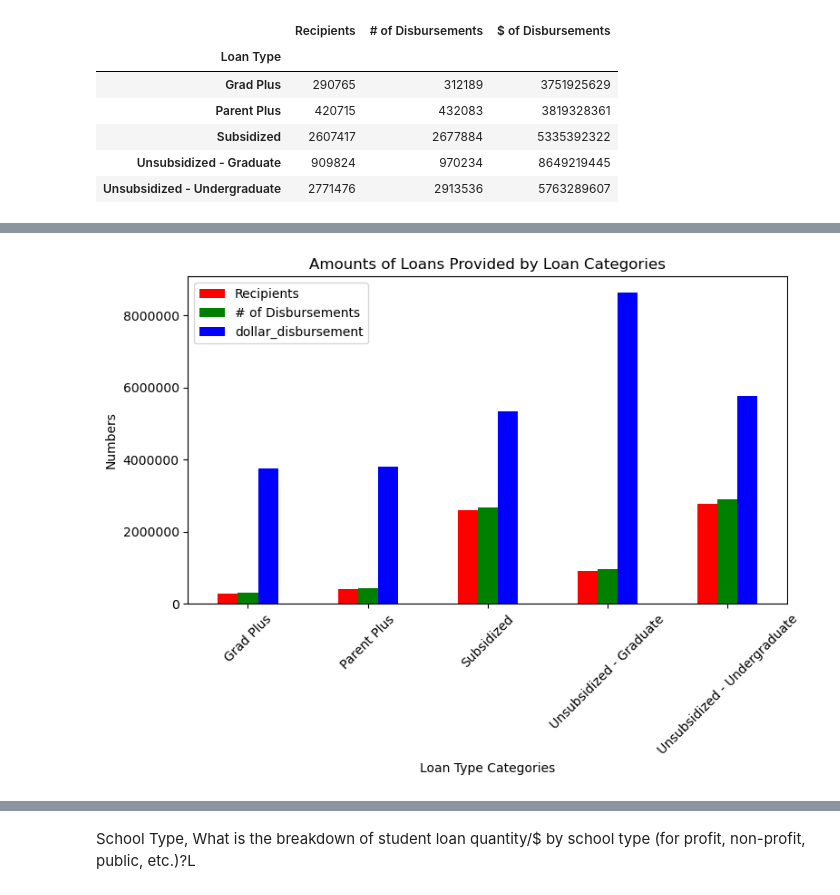
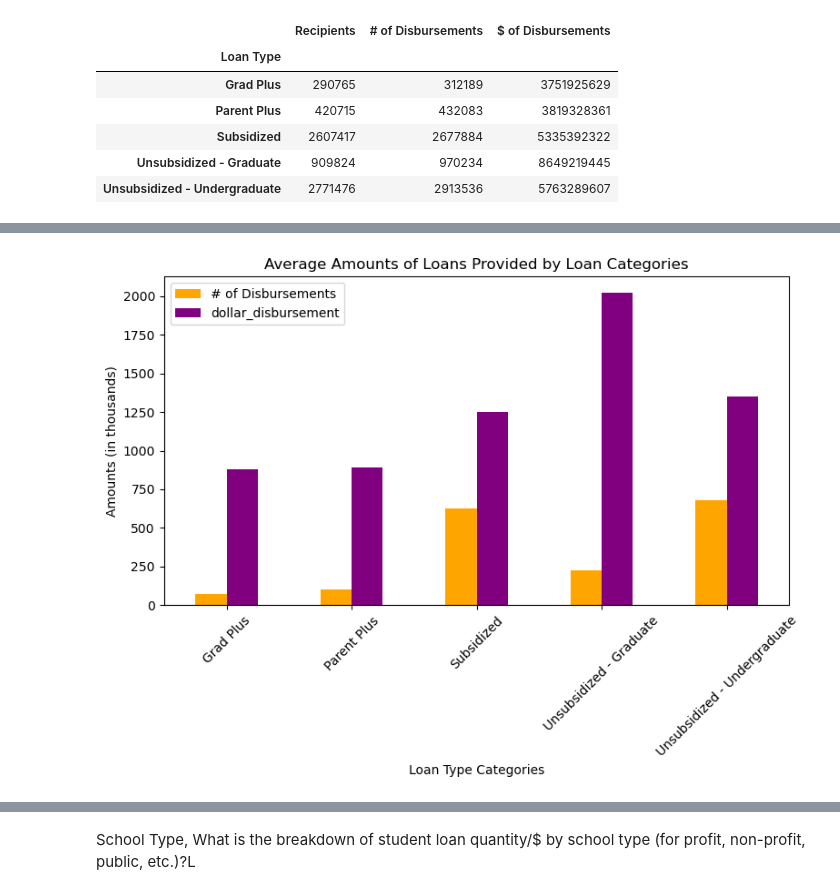
Before and after one commit to wemlaztdj/Demo_p1, a Jupyter notebook: main - MR.ipynb, the cells around one changed output, grey strips where cells are left out. Saved outputs shown, nothing was run; the diff lists cells and outputs as text; code cells hidden in the pictures.

```diff
--- a/main - MR.ipynb
+++ b/main - MR.ipynb
@@ -154,10 +147,11 @@ loan_type
 | Unsubsidized - Graduate | 909824 | 970234 | 8649219445 |
 | Unsubsidized - Undergraduate | 2771476 | 2913536 | 5763289607 |
 # %%
+# A Bar Chart Displaying the amounts and numbers of loans provided by the 5 loan categories - GOOD!
 import matplotlib.pyplot as plt
 
 # Assuming df is already prepared
-df['dollar_disbursement'] = df["$ of Disbursements"] / 1_000  # Convert to millions for plotting
+df['dollar_disbursement'] = df["$ of Disbursements"] / 1000  # Convert to millions for plotting
 loan_type = df.groupby("Loan Type")[["Recipients", "# of Disbursements", "dollar_disbursement"]].sum()
 
 ax = loan_type.plot(kind="bar", color=["red", "green", "blue"], figsize=(8,6))
@@ -166,6 +160,11 @@ plt.xlabel("Loan Type Categories")
 plt.ylabel("Amounts (in thousands)")
 plt.title("Amounts of Loans Provided by Loan Categories")
 
+plt.ticklabel_format(useOffset=False, style="plain", axis="y")
+
+y_values = [int(label) for label in plt.gca().get_yticks()]
+plt.gca().set_yticklabels(y_values)
+
 # # Adjust y-ticks
 # ax.set_yticklabels([int(val) for val in ax.get_yticks()])
 
@@ -178,24 +204,20 @@ plt.show()
 # %%
+# A Bar Chart that displays the average numbers of loans dispersed and the average - NEEDS MORE WORK!!
+# Based on data above that needs more work.
 
-df['dollar_disbursement'] = df["$ of Disbursements"] / 1000
-loan_type = df.groupby("Loan Type")[["Recipients", "# of Disbursements", "dollar_disbursement"]].sum()
-#x_axis = np.arange(len())
-tick_locations = [value for value in x_axis]
+df['dollar_disbursement'] = df["$ of Disbursements"] / 1000  # Convert to millions for plotting
+loan_type = df.groupby("Loan Type")["# of Disbursements", "dollar_disbursement"].mean()
 
-
-ax = loan_type.plot(kind="bar",color=["red", "green", "blue"], figsize=(8,6))
+ax = loan_type.plot(kind="bar", color=[ "orange", "purple"], figsize=(8,6))
 
 plt.xlabel("Loan Type Categories")
-plt.ylabel("Numbers")
-plt.title("Amounts of Loans Provided by Loan Categories")
-plt.ticklabel_format(useOffset=False, style="plain", axis="y")
+plt.ylabel("Amounts (in thousands)")
+plt.title("Average Amounts of Loans Provided by Loan Categories")
 
-y_values = [int(label) for label in plt.gca().get_yticks()]
-plt.gca().set_yticklabels(y_values)
+# # Adjust y-ticks
+# ax.set_yticklabels([int(val) for val in ax.get_yticks()])
 
 plt.xticks(rotation=45)
 plt.tight_layout()
-
-plt.show()
 # %% [output]
-[figure, old version]
+[figure, new version]
```
Also changed, not shown: parts of 9 cells of this notebook, 2 other files.
